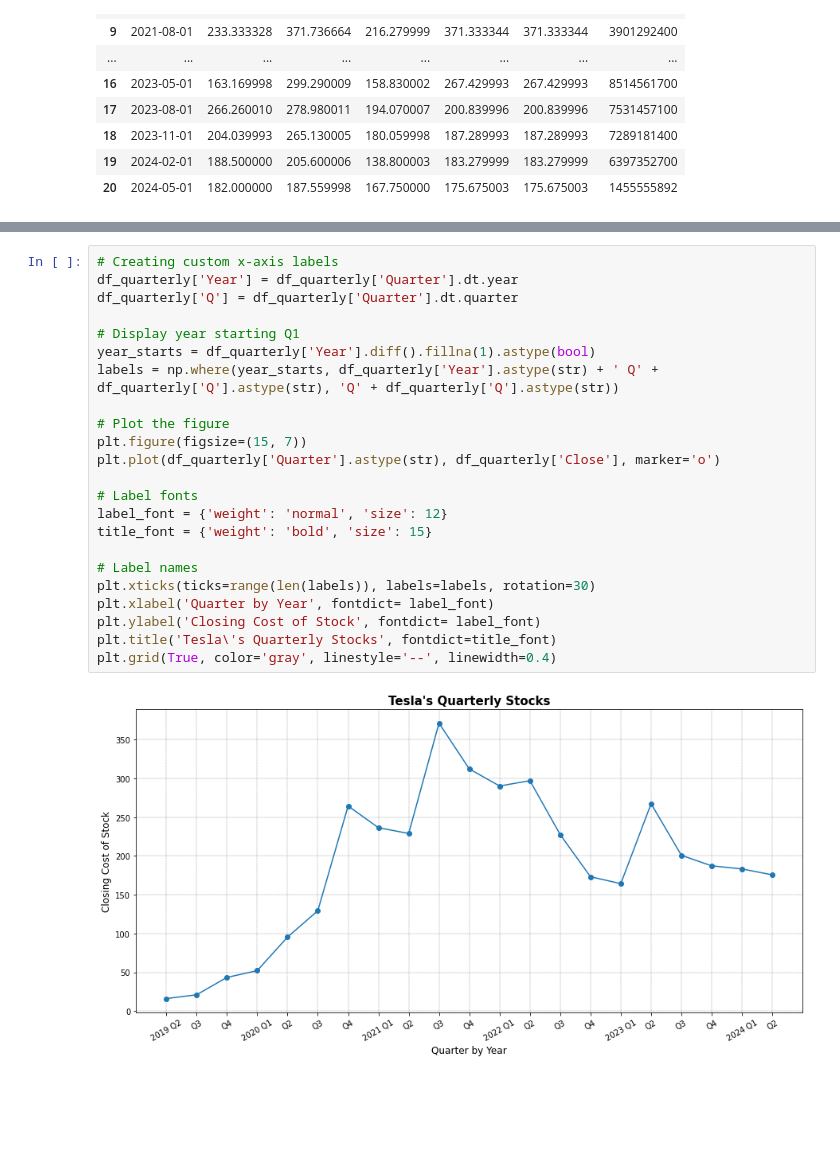
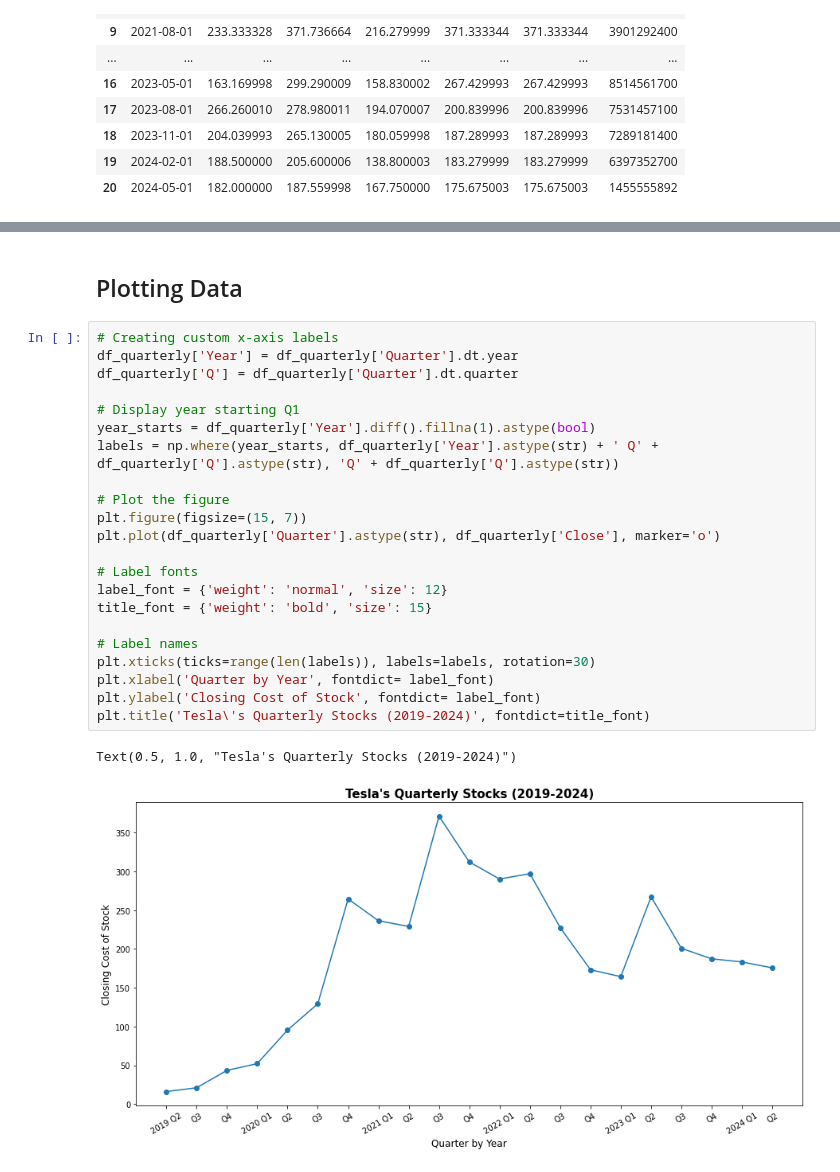
Before and after one commit to sheyaa/TSLA_Finance_ML, a Jupyter notebook: TSLA_time_series.ipynb, the cells around one changed output, grey strips where cells are left out. Saved outputs shown, nothing was run; the diff lists cells and outputs as text; blank space fills up the shorter version.

```diff
--- a/TSLA_time_series.ipynb
+++ b/TSLA_time_series.ipynb
@@ -44,25 +40,27 @@ df_quarterly = df.groupby('Quarter').sum().reset_index()
+# %% [markdown]
+## Plotting Data
 # %%
 # Creating custom x-axis labels
 df_quarterly['Year'] = df_quarterly['Quarter'].dt.year
 df_quarterly['Q'] = df_quarterly['Quarter'].dt.quarter
 
 # Display year starting Q1
 year_starts = df_quarterly['Year'].diff().fillna(1).astype(bool)
 labels = np.where(year_starts, df_quarterly['Year'].astype(str) + ' Q' + df_quarterly['Q'].astype(str), 'Q' + df_quarterly['Q'].astype(str))
 
 # Plot the figure
 plt.figure(figsize=(15, 7))
 plt.plot(df_quarterly['Quarter'].astype(str), df_quarterly['Close'], marker='o')
 
 # Label fonts
 label_font = {'weight': 'normal', 'size': 12}
 title_font = {'weight': 'bold', 'size': 15}
 
 # Label names
 plt.xticks(ticks=range(len(labels)), labels=labels, rotation=30)
 plt.xlabel('Quarter by Year', fontdict= label_font)
 plt.ylabel('Closing Cost of Stock', fontdict= label_font)
-plt.title('Tesla\'s Quarterly Stocks', fontdict=title_font)
-plt.grid(True, color='gray', linestyle='--', linewidth=0.4)
+plt.title('Tesla\'s Quarterly Stocks (2019-2024)', fontdict=title_font)
 # %% [output]
+Text(0.5, 1.0, "Tesla's Quarterly Stocks (2019-2024)")
-[figure, old version]
+[figure, new version]
```
Also changed, not shown: parts of 4 cells of this notebook, 1 other file.
